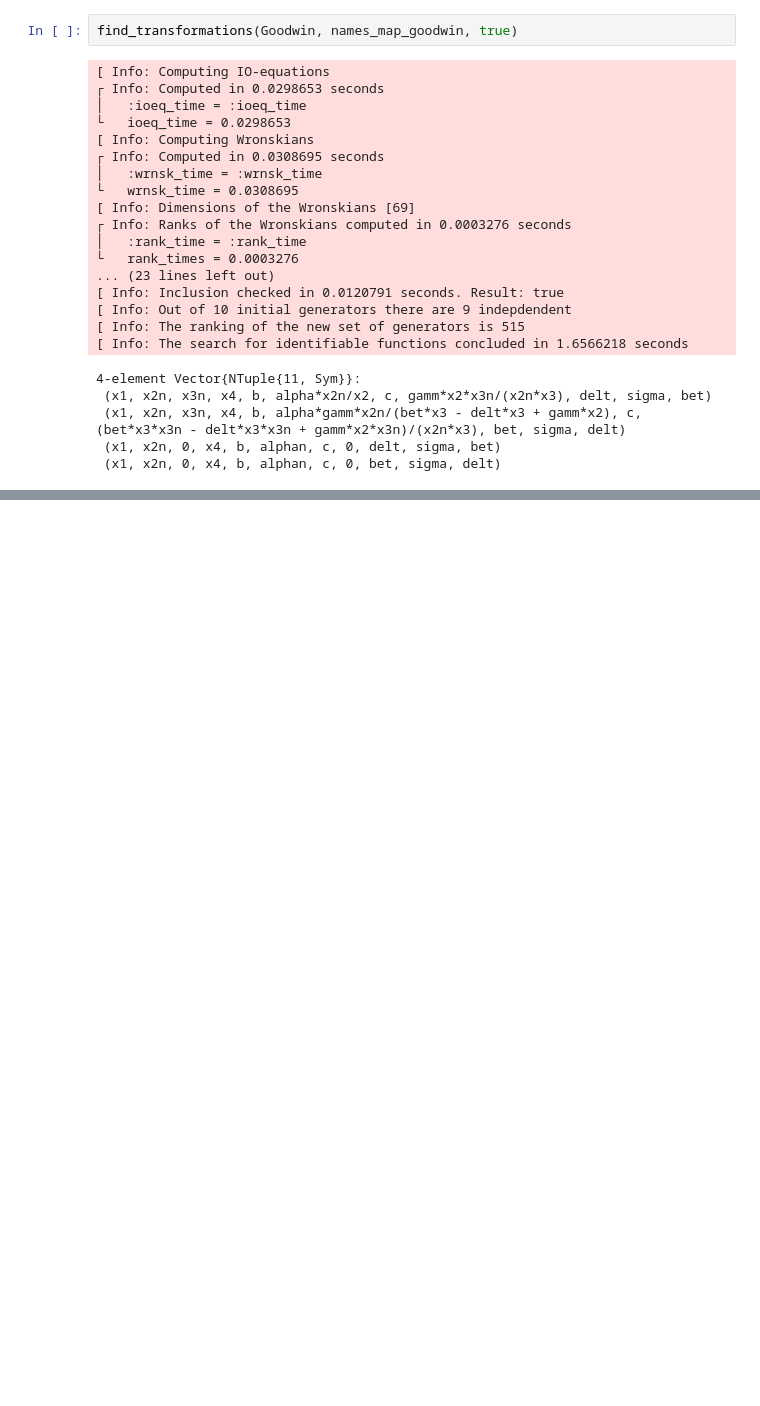
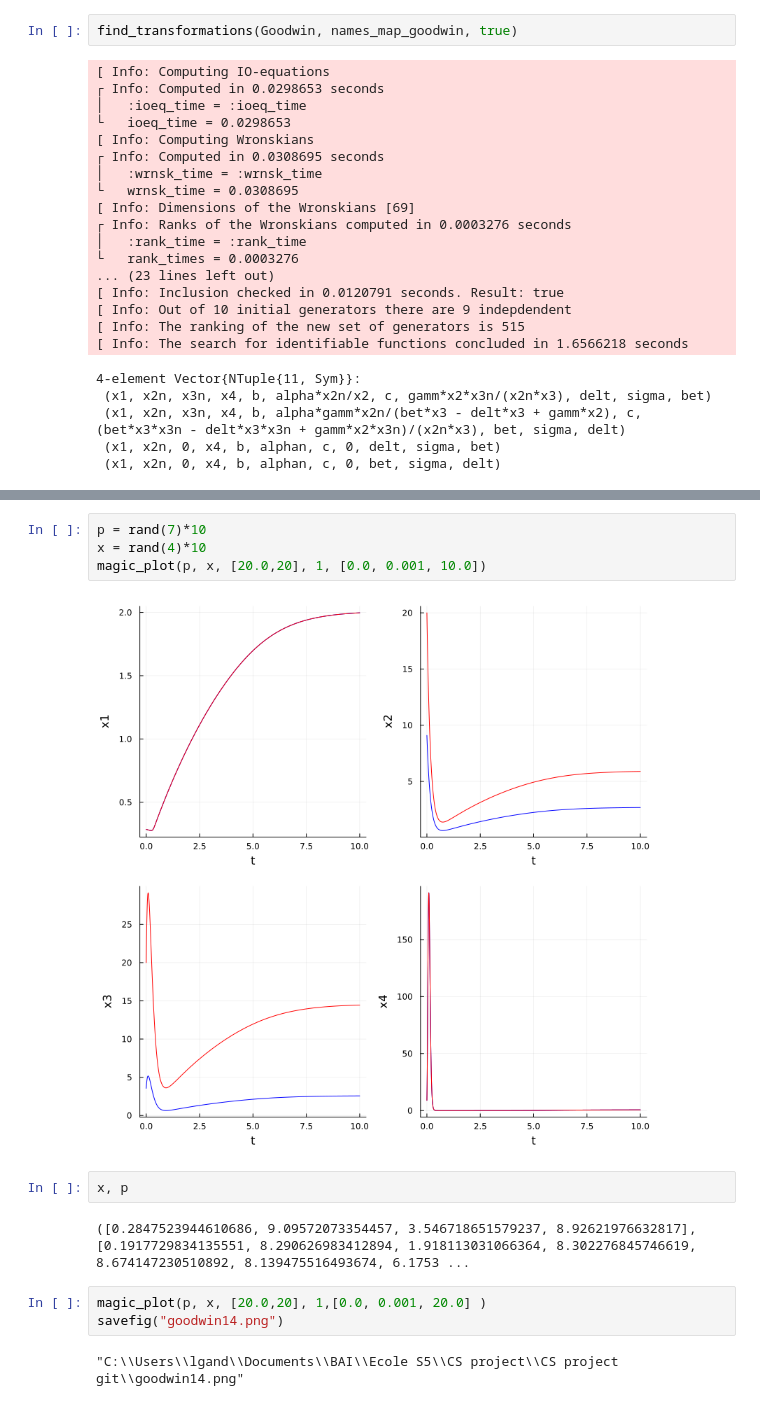
Before and after one commit to LUKPROtm/Output-preserving-transformations-for-dynamical-systems, a Jupyter notebook: 5 Recap.ipynb, the cells around one changed output, grey strips where cells are left out. Saved outputs shown, nothing was run; the diff lists cells and outputs as text; blank space fills up the shorter version.

```diff
--- a/5 Recap.ipynb
+++ b/5 Recap.ipynb
@@ -266,0 +465,15 @@ find_transformations(Goodwin, names_map_goodwin, true)
+# %%
+p = rand(7)*10
+x = rand(4)*10
+magic_plot(p, x, [20.0,20], 1, [0.0, 0.001, 10.0])
+# %% [output]
+[figure, added]
+# %%
+x, p
+# %% [output]
+([0.2847523944610686, 9.09572073354457, 3.546718651579237, 8.92621976632817], [0.1917729834135551, 8.290626983412894, 1.918113031066364, 8.302276845746619, 8.674147230510892, 8.139475516493674, 6.1753 ...
+# %%
+magic_plot(p, x, [20.0,20], 1,[0.0, 0.001, 20.0] )
+savefig("goodwin14.png")
+# %% [output]
+"C:\\Users\\lgand\\Documents\\BAI\\Ecole S5\\CS project\\CS project git\\goodwin14.png"
```
Also changed, not shown: parts of 11 cells of this notebook, 11 other files.
